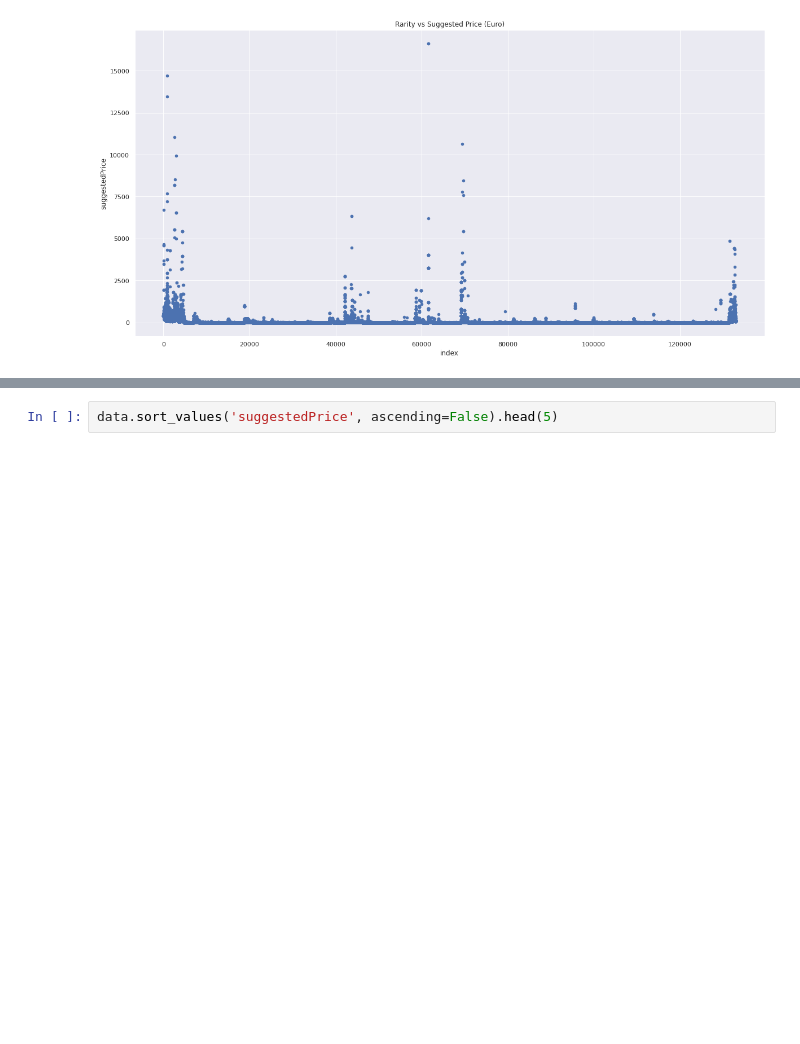
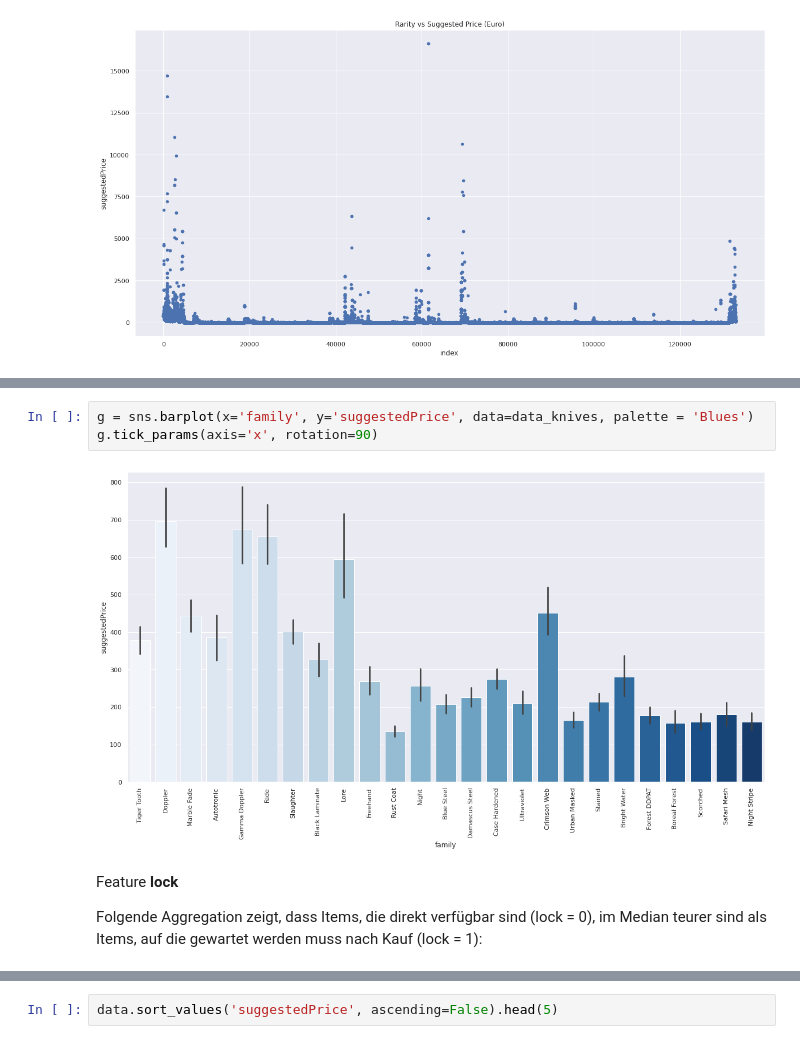
Before and after one commit to princessivy/Analyzing_CSGO_SkinPrices, a Jupyter notebook: CSGO_Analytics.ipynb, the cells around one changed output, grey strips where cells are left out. Drawn from its saved outputs; the diff is of its cells as text; blank space fills up the shorter version.

```diff
--- a/CSGO_Analytics.ipynb
+++ b/CSGO_Analytics.ipynb
@@ -489,0 +527,9 @@ Wie nun bei suggestedPrice zu sehen ist, gibt es weniger extreme Ausreißer nach
+# %%
+g = sns.barplot(x='family', y='suggestedPrice', data=data_knives, palette = 'Blues')
+g.tick_params(axis='x', rotation=90)
+# %% [output]
+[figure, added]
+# %% [markdown]
+Feature **lock**
+
+Folgende Aggregation zeigt, dass Items, die direkt verfügbar sind (lock = 0), im Median teurer sind als Items, auf die gewartet werden muss nach Kauf (lock = 1):
```
Also changed, not shown: parts of 40 cells of this notebook.
